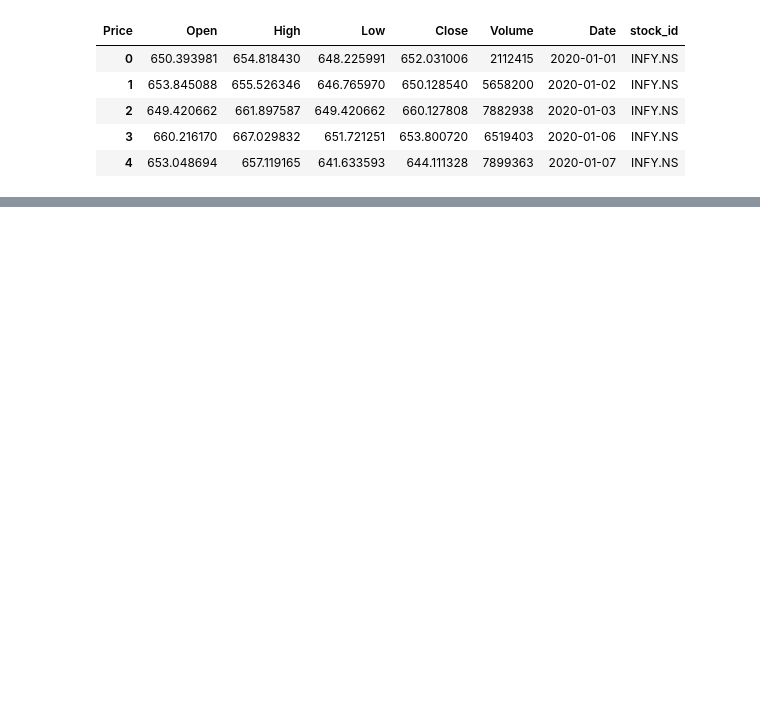
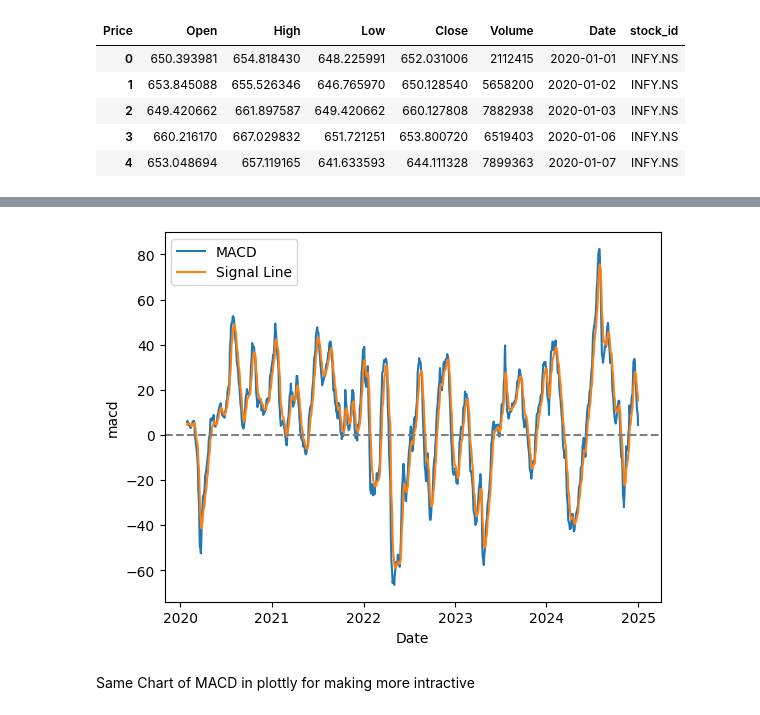
Before and after one commit to prashant-004/stock_prediction, a Jupyter notebook: notebook/get_data.ipynb, the cells around one changed output, grey strips where cells are left out. Saved outputs shown, nothing was run; the diff lists cells and outputs as text; code cells hidden in the pictures; blank space fills up the shorter version.

```diff
--- a/notebook/get_data.ipynb
+++ b/notebook/get_data.ipynb
@@ -93,0 +227,9 @@ dtype: int64
+# %%
+sns.lineplot(data=df, x='Date', y='macd', label='MACD')
+sns.lineplot(data=df, x='Date', y='macd_signal', label='Signal Line')
+plt.axhline(0, color='gray', linestyle='--')  # zero line
+plt.show()
+# %% [output]
+[figure, added]
+# %% [markdown]
+Same Chart of MACD in plottly for making more intractive
```
Also changed, not shown: parts of 24 cells of this notebook.
